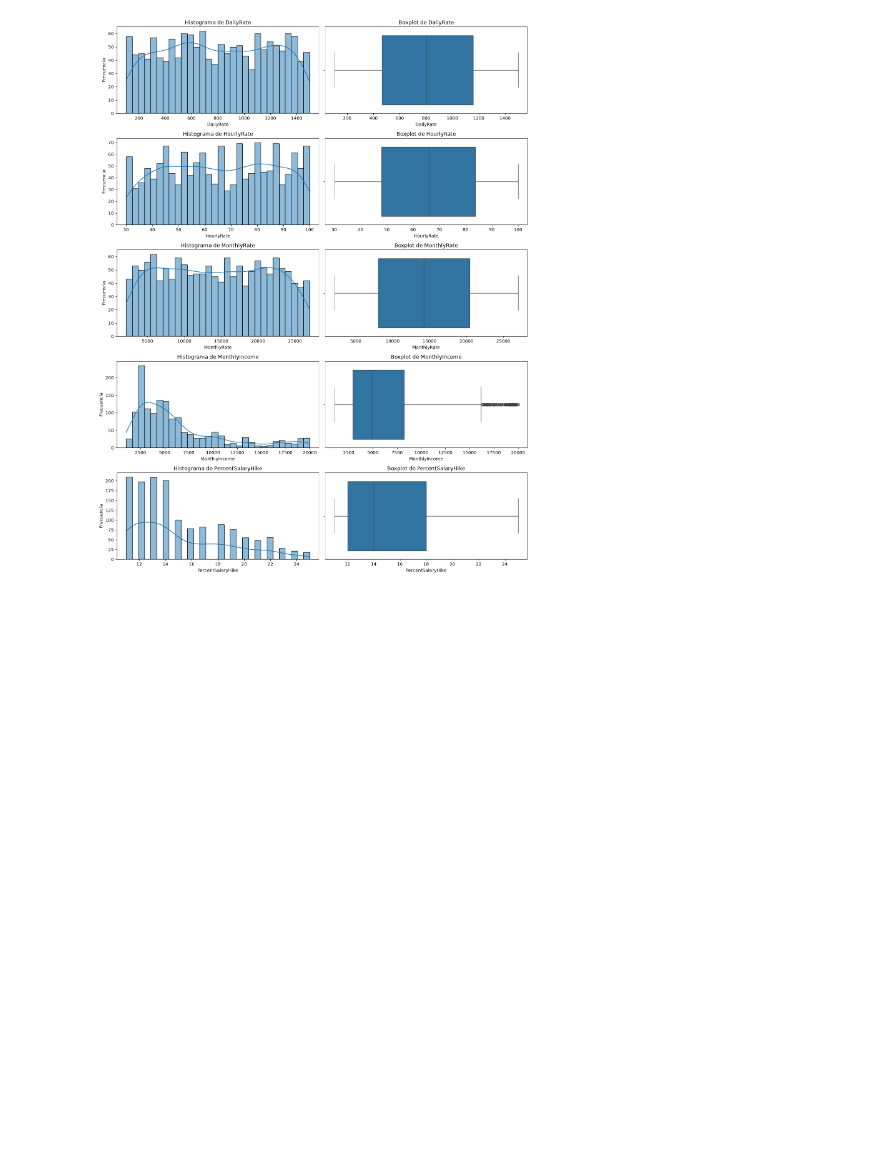
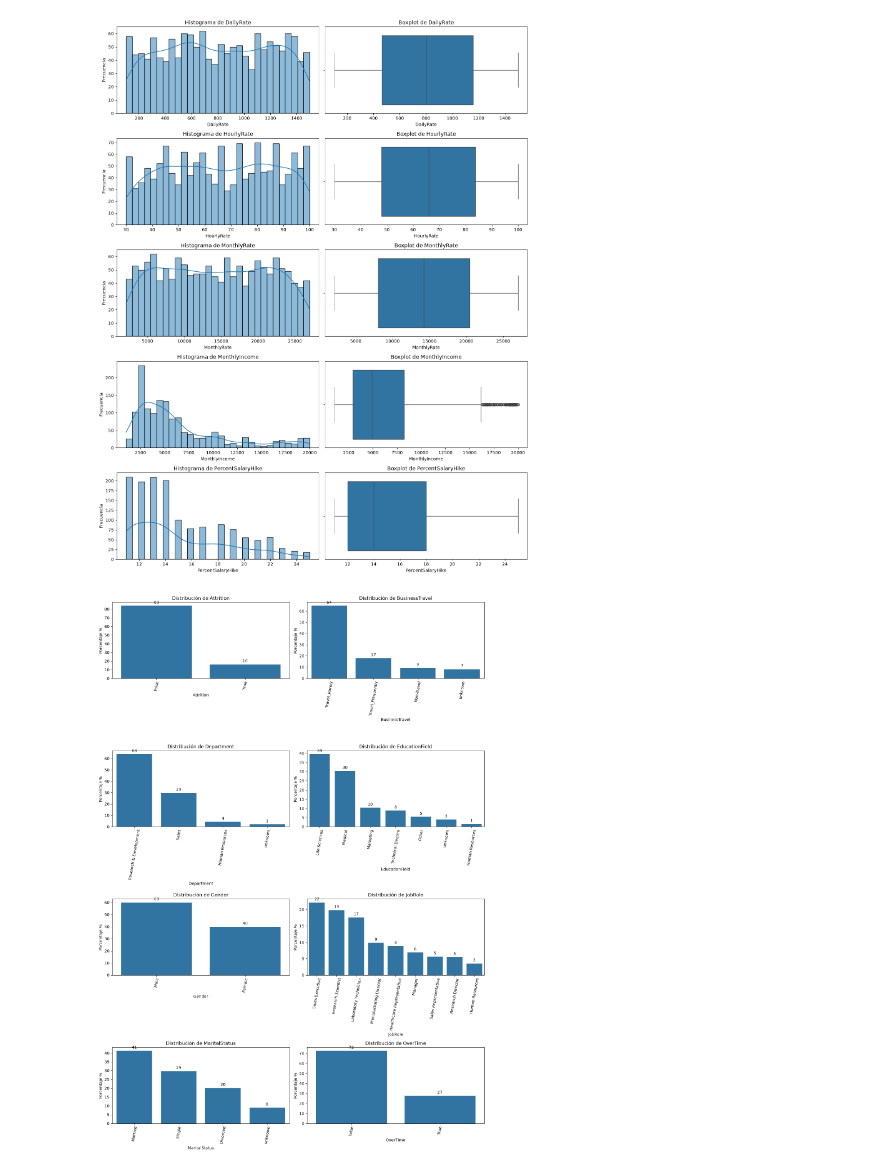
Before and after one commit to Adalab/project-da-promo-67-modulo-3-team-2, a Jupyter notebook: Analisis.ipynb, the cells around one changed output. Saved outputs shown, nothing was run; the diff lists cells and outputs as text; code cells hidden in the pictures; blank space fills up the shorter version.

Commit message:
visualizacion de categoricas

```diff
--- a/Analisis.ipynb
+++ b/Analisis.ipynb
@@ -447,33 +447,45 @@ plt.show()
 # %% [output]
 [figure]
 # %%
-# CODIGO EJEMPLO BEA
-fig, axes = plt.subplots(nrows=23, ncols=3, figsize=(20, 15))
+fig, axes = plt.subplots(nrows=4, ncols=2, figsize=(14,20))
 
 # Aplanamos los ejes para recorrerlos más fácilmente
 axes = axes.flat
 
 for i, columna in enumerate(variables_categoricas):
 
-    orden = df_clientes[columna].value_counts().index
+    porcentajes = (
+        df_final[columna]
+        .value_counts(normalize=True)
+        .mul(100)
+        .reset_index()
+    )
 
-    sns.countplot(
-        data=df_clientes,
+    porcentajes.columns = [columna, "porcentaje"]
+
+
+    orden = df_final[columna].value_counts().index
+
+    sns.barplot(
+        data=porcentajes,
         x=columna,
+        y='porcentaje',
         order=orden,
         ax=axes[i]
     )
 
     axes[i].set_title(f"Distribución de {columna}", fontsize=12)
     axes[i].set_xlabel(columna)
-    axes[i].set_ylabel("Frecuencia")
+    axes[i].set_ylabel("Porcentaje % ")
     axes[i].tick_params(axis="x", rotation=80)
 
     # Añadir etiquetas numéricas encima de cada barra
     for container in axes[i].containers:
         axes[i].bar_label(container, fmt="%d", label_type="edge", padding=3)
 
 
 
 plt.tight_layout()
 plt.show()
+# %% [output]
+[figure, added]
```
